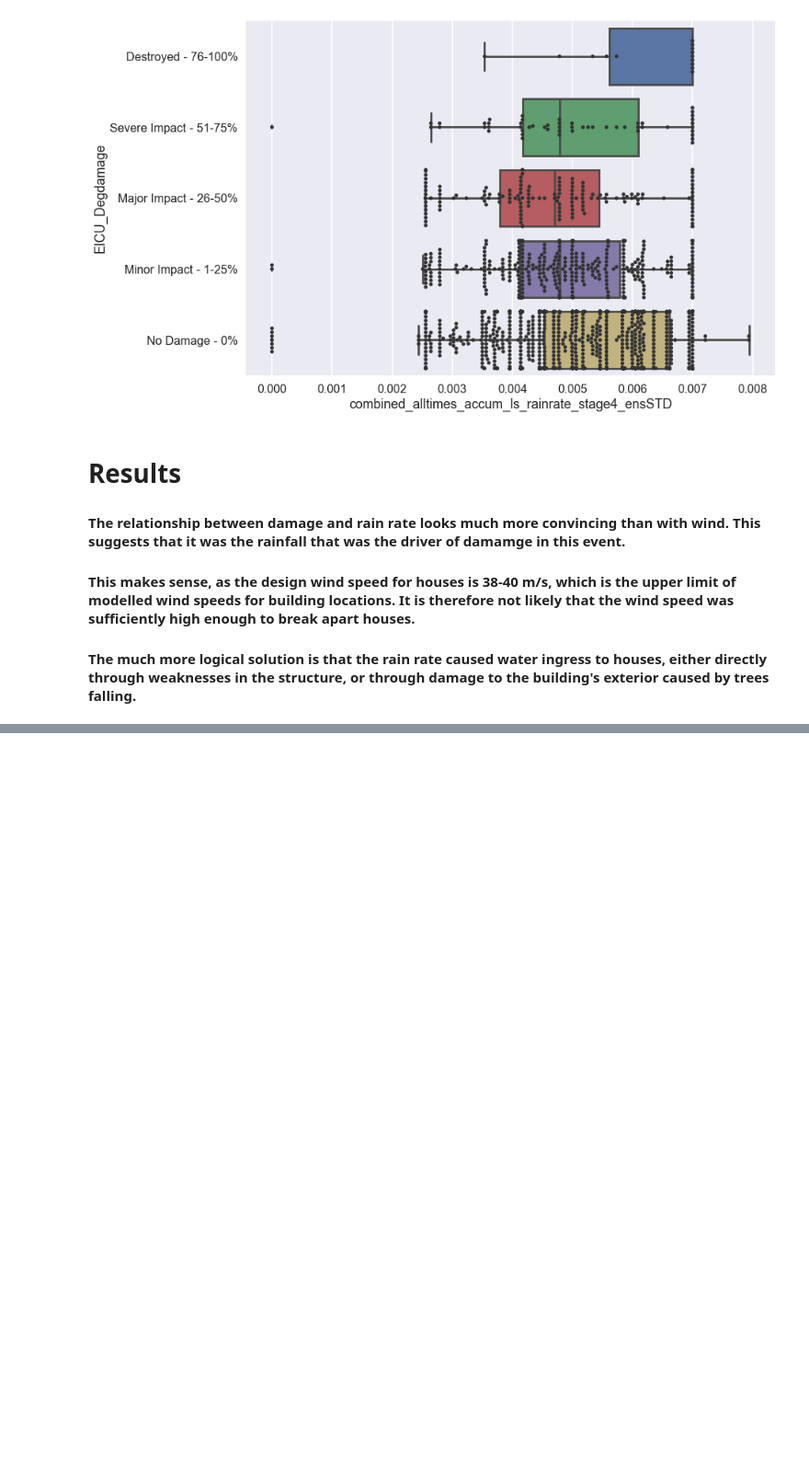
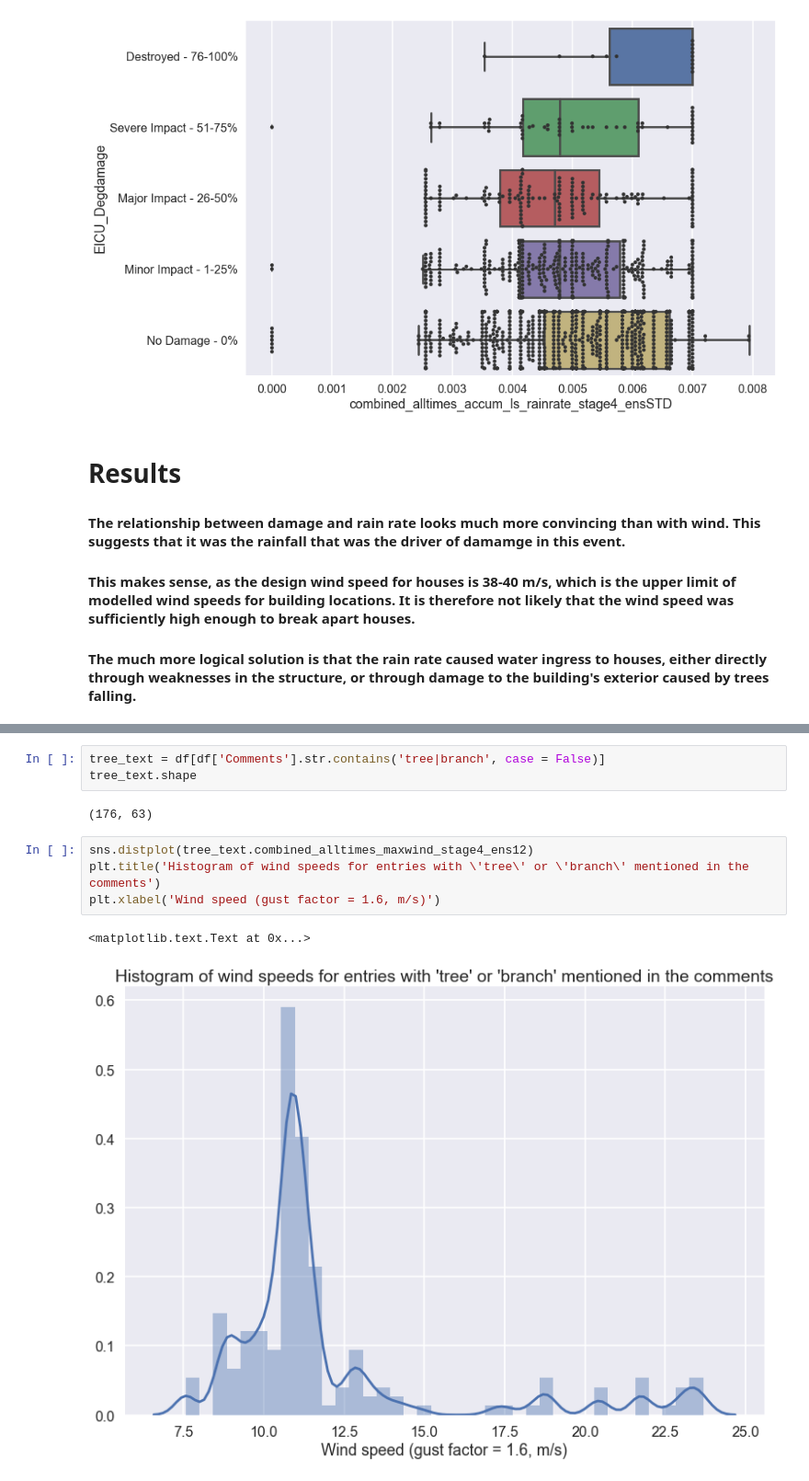
Before and after one commit to CEKrause/IPython_Notebooks, a Jupyter notebook: Rapid damage assessment survey data - Dungog ECL.ipynb, the cells around one changed output, grey strips where cells are left out. Shown at 92% size. Drawn from its saved outputs; the diff is of its cells as text; blank space fills up the shorter version.

```diff
--- a/Rapid damage assessment survey data - Dungog ECL.ipynb
+++ b/Rapid damage assessment survey data - Dungog ECL.ipynb
@@ -385,0 +404,12 @@ sns.swarmplot(y = "EICU_Degdamage", x = "combined_alltimes_accum_ls_rainrate_sta
+# %%
+tree_text = df[df['Comments'].str.contains('tree|branch', case = False)]
+tree_text.shape
+# %% [output]
+(176, 63)
+# %%
+sns.distplot(tree_text.combined_alltimes_maxwind_stage4_ens12)
+plt.title('Histogram of wind speeds for entries with \'tree\' or \'branch\' mentioned in the comments')
+plt.xlabel('Wind speed (gust factor = 1.6, m/s)')
+# %% [output]
+<matplotlib.text.Text at 0x...>
+[figure, added]
```
Also changed, not shown: parts of 5 cells of this notebook.
